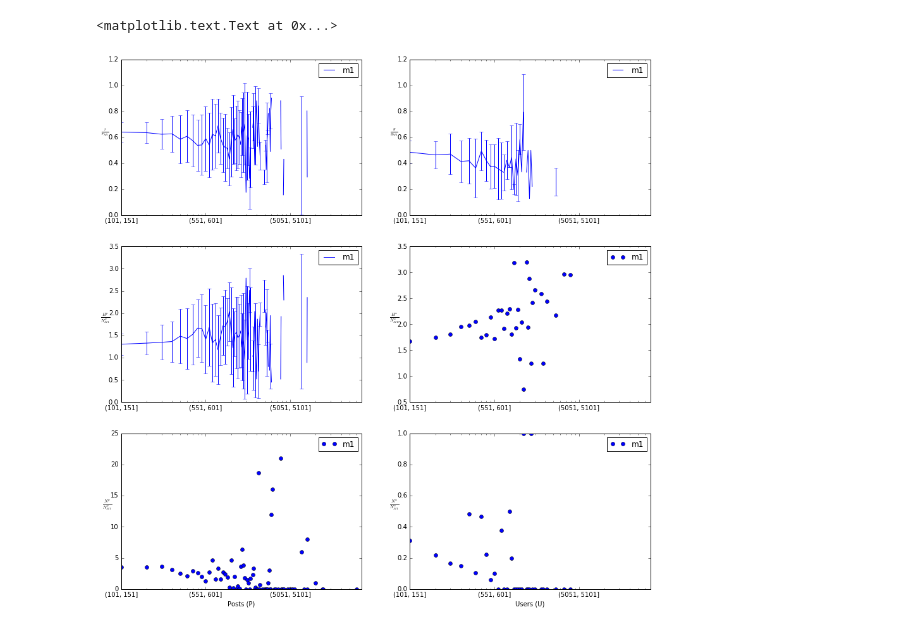
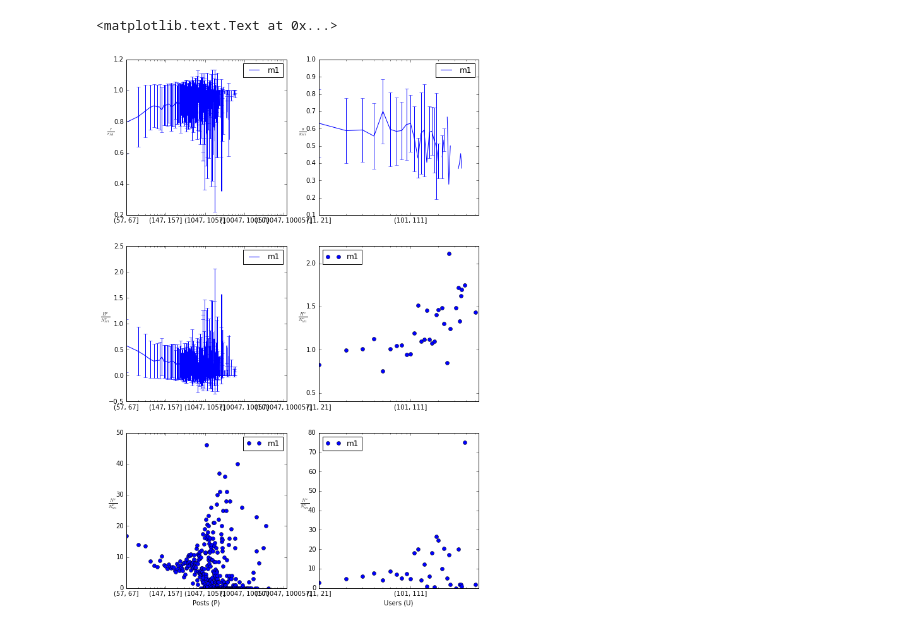
Before and after one commit to danjamker/DiffusionSimulation, a Jupyter notebook: notebook/visualize-diffusion.ipynb, the cells around one changed output. Saved outputs shown, nothing was run; the diff lists cells and outputs as text; code cells hidden in the pictures.

Commit message:
Load from the pre processed data

```diff
--- a/notebook/visualize-diffusion.ipynb
+++ b/notebook/visualize-diffusion.ipynb
@@ -10,20 +10,22 @@ import pandas as pd
 import json
 from pprint import pprint
 
-with open('/Users/danielkershaw/PycharmProjects/DiffusionSimulation/data/reddit-comment-50') as data_file:
+with open('/Users/danielkershaw/PycharmProjects/DiffusionSimulation/data/diffusion-prediction-data/reddit-traversal-2') as data_file:
     data = json.load(data_file)
 
 result_act = pd.read_json(data["result_act"]).sort_index()
 result_user = pd.read_json(data["result_user"]).sort_index()
+innovations = pd.read_csv("/Users/danielkershaw/PycharmProjects/DiffusionSimulation/data/word-lists/reddit_innovations.csv")
+innovations["created_at"] = pd.to_datetime(innovations['created_at'])
 # %%
-binned_act = result_act.groupby(pd.cut(result_act.index, np.arange(min(result_act.index), max(result_act.index), 50))).mean()
-binned_user = result_user.groupby(pd.cut(result_user.index, np.arange(min(result_act.index), max(result_act.index), 50))).mean()
+binned_act = result_act.groupby(pd.cut(result_act["depth"], np.arange(min(result_act["depth"]), max(result_act["depth"]), 10))).mean()
+binned_user = result_user.groupby(pd.cut(result_user["depth"], np.arange(min(result_user["depth"]), max(result_user["depth"]), 10))).mean()
 
-binned_act_err = result_act.groupby(pd.cut(result_act.index, np.arange(min(result_act.index), max(result_act.index), 50))).std()
-binned_user_err = result_user.groupby(pd.cut(result_user.index, np.arange(min(result_act.index), max(result_act.index), 50))).std()
+binned_act_err = result_act.groupby(pd.cut(result_act["depth"], np.arange(min(result_act["depth"]), max(result_act["depth"]), 10))).std()
+binned_user_err = result_user.groupby(pd.cut(result_user["depth"], np.arange(min(result_user["depth"]), max(result_user["depth"]), 10))).std()
 
 
-fig, axes = plt.subplots(nrows=3, ncols=2,figsize=(15,15))
+fig, axes = plt.subplots(nrows=3, ncols=2,figsize=(10,15))
 
 def ratio(n, w):
     if n == 0:
@@ -71,32 +73,32 @@ usageEntorpy_err.columns = ['m1']
 
 plts = usageEntorpy.plot(yerr=usageEntorpy_err, ax=axes[1,0], style='o', logx = True)
 plts.set_xlabel('')
 plts.set_ylabel(r'$\frac{H^p}{N_{M1}^p}$', rotation=0)
 
 userUsageEntorpy = binned_user[["userUsageEntorpy"]]
 userUsageEntorpy.columns = ['m1']
 # userUsageEntorpy = userUsageEntorpy.apply(rowRatio,1)
 
 plts = userUsageEntorpy.plot(ax=axes[1,1], style='o', logx = True)
 plts.set_xlabel('')
 plts.set_ylabel(r'$\frac{H^u}{N_{M1}^u}$', rotation=0)
 
 ActivateionExposure = binned_act[["ActivateionExposure"]]
 ActivateionExposure.columns = ['m1']
 # ActivateionExposure.loc[:, 'm1'] = ActivateionExposure.loc[:, 'm1'].rolling(window=100,center=False).mean()
 
 plts = ActivateionExposure.plot(ax=axes[2,0], style='o', logx = True)
 plts.set_xlabel('Posts (P)')
 plts.set_ylabel(r'$\frac{N^p}{N_{M1}^p}$', rotation=0)
 
 UserExposure = binned_user[["UserExposure"]]
 UserExposure.columns = ['m1']
 # UserExposure.loc[:, 'm1'] = UserExposure.loc[:, 'm1'].rolling(window=100,center=False).mean()
 
 plts = UserExposure.plot(ax=axes[2,1], style='o', logx = True)
 plts.set_xlabel('Users (U)')
 plts.set_ylabel(r'$\frac{N^u}{N_{M1}^u}$', rotation=0)
 # %% [output]
 <matplotlib.text.Text at 0x...>
-[figure, old version]
+[figure, new version]
 # %%
```
Also changed, not shown: parts of 1 cell of this notebook, 4 other files.
